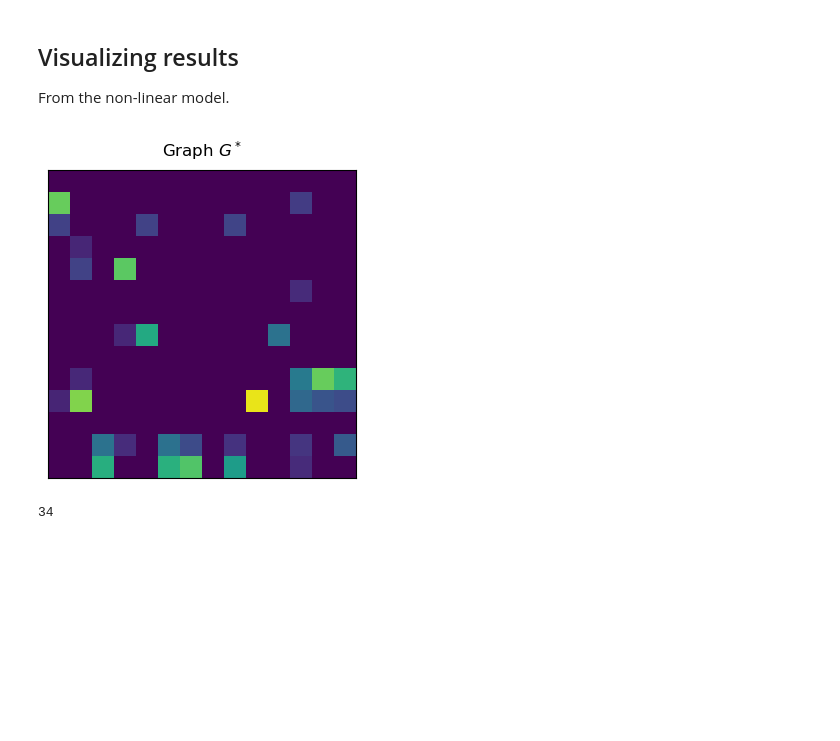
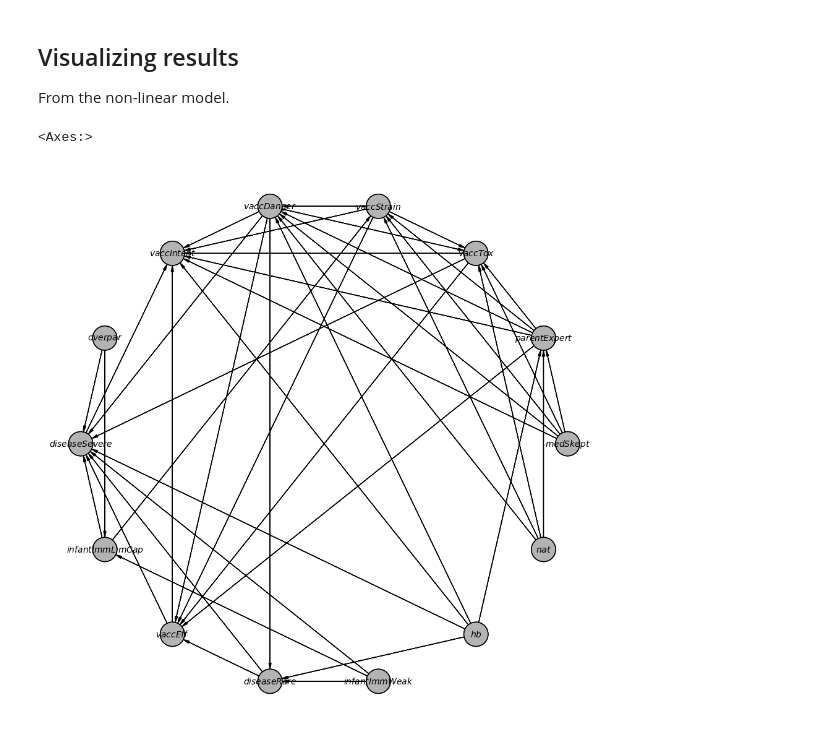
Before and after one commit to derekpowell/nonlinear-bns, a Jupyter notebook: dagma-vacc.ipynb, the cells around one changed output. Saved outputs shown, nothing was run; the diff lists cells and outputs as text; code cells hidden in the pictures; blank space fills up the shorter version.

Commit message:
adding cog model est draft and inference

```diff
--- a/dagma-vacc.ipynb
+++ b/dagma-vacc.ipynb
@@ -131,9 +141,14 @@ np.mean((train - model.model(torch.tensor(train)).detach().numpy())**2), np.mean
 ## Visualizing results
 
 From the non-linear model.
-# %%
-visualize_adj_matrix(W_est)
-(W_est > 0).sum()
-# %% [output]
-[figure, removed]
-34
+# %%
+from pgmpy.models import BayesianNetwork
+
+nodes = df.columns.to_list()
+model_list = [ (node_order[t[0]], node_order[t[1]]) for t in list(adj_to_edge_tuple(W_est))]
+
+modelx = BayesianNetwork(model_list)
+modelx.to_daft('circular', pgm_params={'grid_unit': 10}).render()
+# %% [output]
+<Axes:>
+[figure, added]
```
Also changed, not shown: parts of 14 cells of this notebook.
